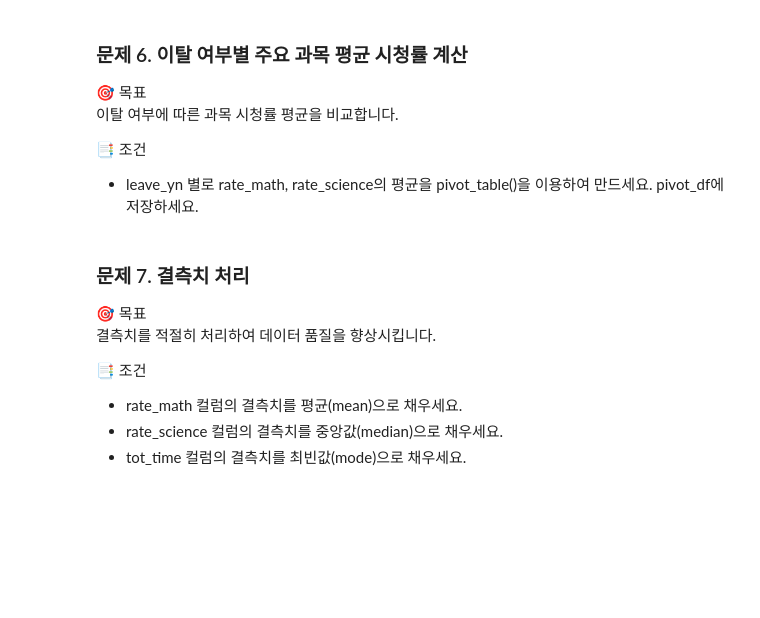
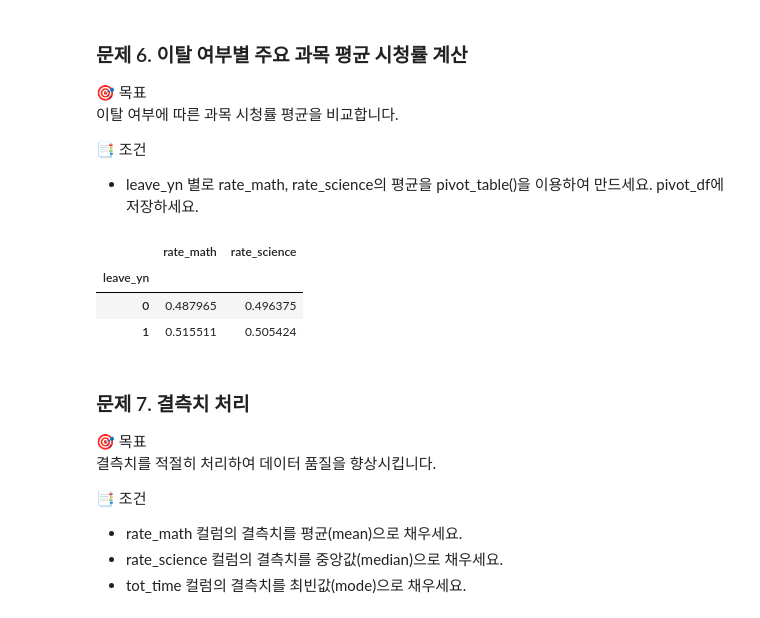
Before and after one commit to Sihyeon0123/AIVLE_School, a Jupyter notebook: AICE ASSOCIATE/2일차/8기_ASSO_과제5(교육 플랫폼 사용자 이탈 예측).ipynb, the cells around one changed output. Drawn from its saved outputs; the diff is of its cells as text; code cells hidden in the pictures; blank space fills up the shorter version.

```diff
--- a/AICE ASSOCIATE/2일차/8기_ASSO_과제5(교육 플랫폼 사용자 이탈 예측).ipynb
+++ b/AICE ASSOCIATE/2일차/8기_ASSO_과제5(교육 플랫폼 사용자 이탈 예측).ipynb
@@ -132,6 +191,17 @@ edu_df.groupby('leave_yn')['tot_time'].mean()
 - leave_yn 별로 rate_math, rate_science의 평균을 pivot_table()을 이용하여 만드세요. pivot_df에 저장하세요.
 # %%
 # 여기에 답안을 작성하세요.
+pivot_df = edu_df.pivot_table(
+    values=['rate_math', 'rate_science'],
+    index='leave_yn',
+    aggfunc='mean'
+)
+pivot_df
+# %% [output]
+|  | rate_math | rate_science |
+| leave_yn |  |  |
+| 0 | 0.487965 | 0.496375 |
+| 1 | 0.515511 | 0.505424 |
 # %% [markdown]
 
 ### 문제 7. 결측치 처리
```
Also changed, not shown: parts of 18 cells of this notebook.
